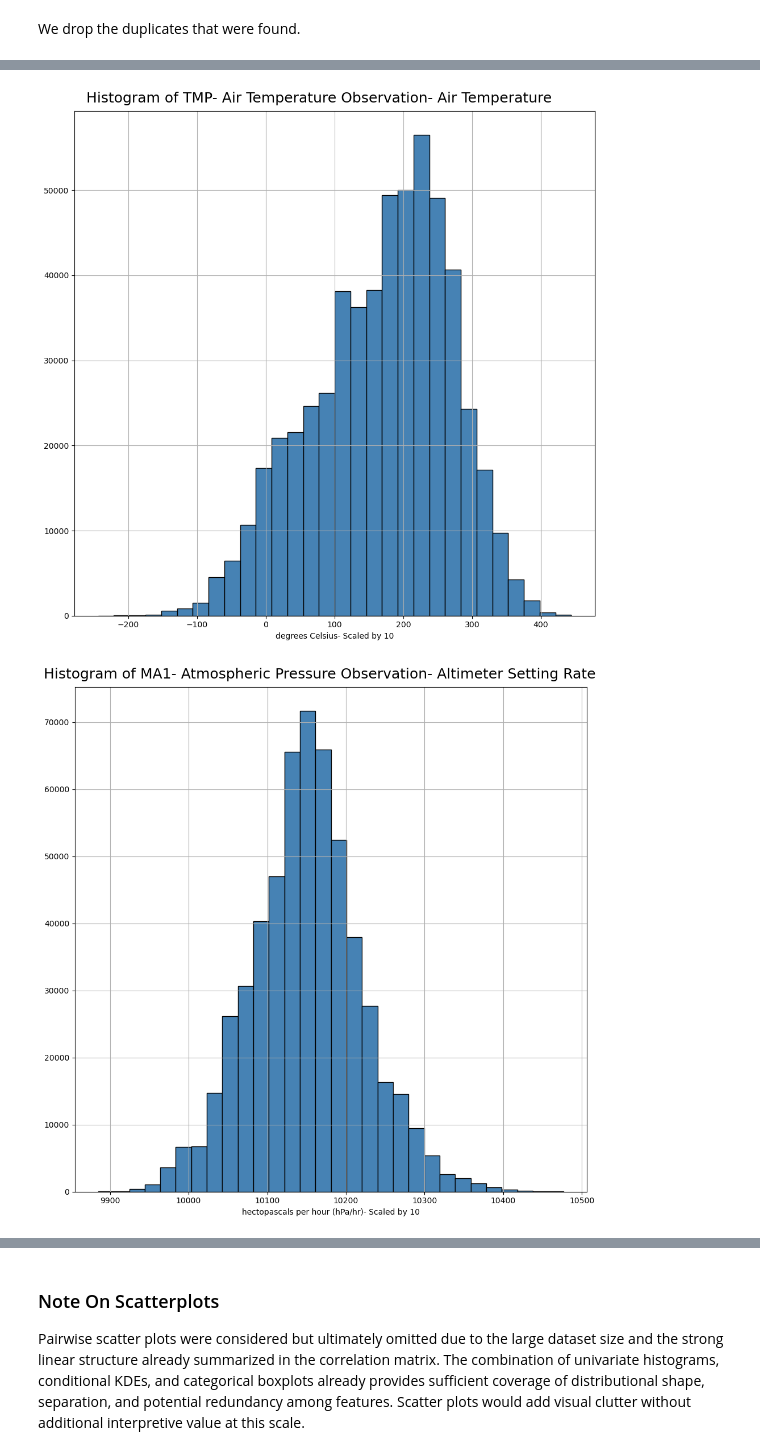
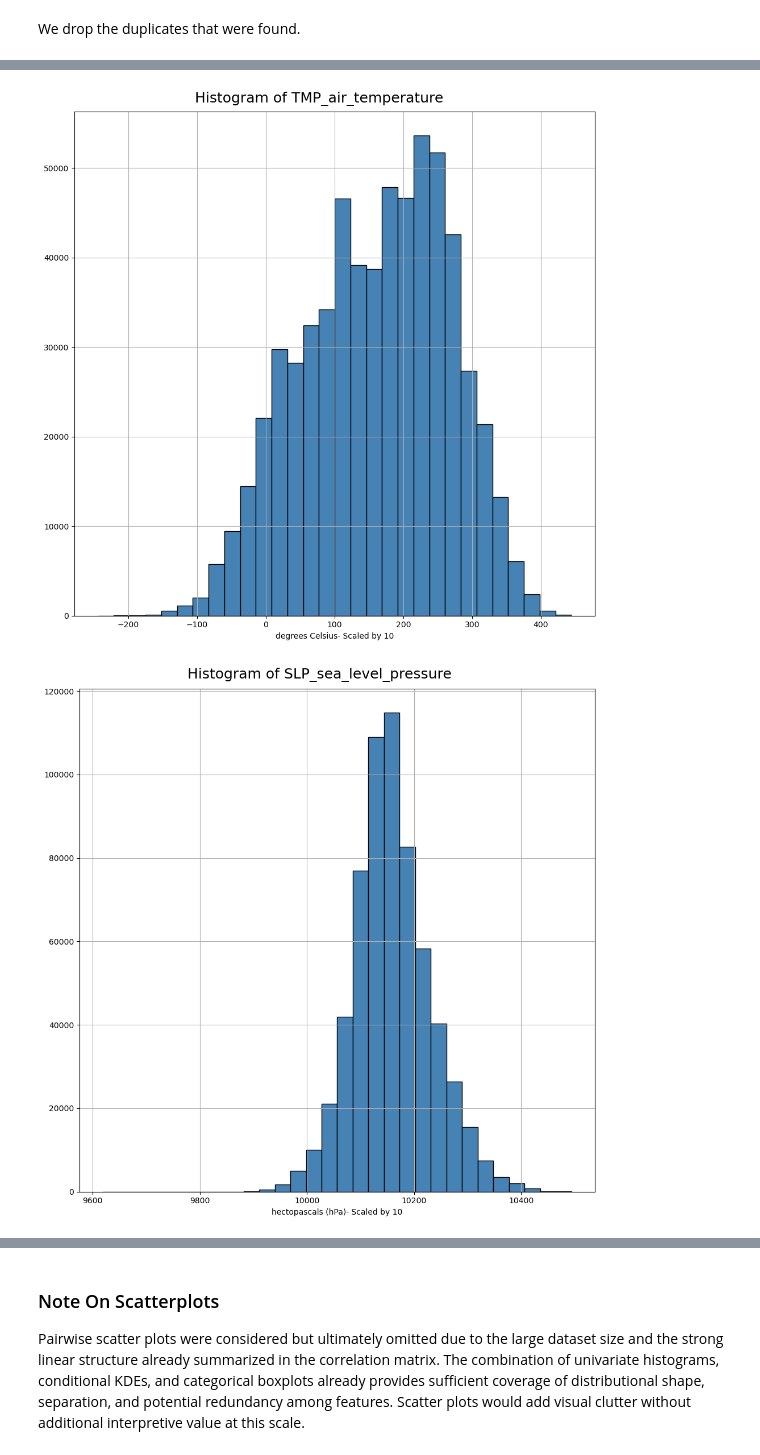
Before and after one commit to Erdos-Projects/fall-2025-predicting-tornadoes, a Jupyter notebook: notebooks/eda.ipynb, the cells around one changed output, grey strips where cells are left out. Drawn from its saved outputs; the diff is of its cells as text; code cells hidden in the pictures.

```diff
--- a/notebooks/eda.ipynb
+++ b/notebooks/eda.ipynb
@@ -532,0 +789,2 @@ Name: count, dtype: int64
+# %%
+data = condition.handle_conditional_meanings(data)
@@ -885,18 +1010,16 @@ After performing the NAN replacements from above, we can safely drop quality cod
 # %%
-quality_code_feats = [
-'CIG- Sky Condition Observation- Ceiling Quality Code',
-'CIG- Sky Condition Observation- Cavok Code',
-'DEW- Air Temperature Observation- Dew Point Quality Code',
-'MA1- Atmospheric Pressure Observation- Altimeter Quality Code',
-'MA1- Atmospheric Pressure Observation- Station Pressure Quality Code',
-'SLP- Atmospheric Pressure Observation- Sea Level Pressure Quality Code',
-'TMP- Air Temperature Observation- Air Temperature Quality Code',
-'VIS- Visibility Observation- Distance Quality Code',
-'VIS- Visibility Observation- Quality Variability Code',
-'VIS- Visibility Observation- Variability Code',
-'WND- Wind Observation- Direction Quality Code',
-'WND- Wind Observation- Speed Quality Code',
+features_to_drop = [
+'WND_direction_quality_code',
+'WND_speed_quality_code',
+'CIG_ceiling_quality_code',
+'VIS_distance_quality_code',
+'VIS_variability_quality_code',
+'TMP_air_temperature_quality_code',
+'SLP_sea_level_pressure_quality_code',
+'CIG_ceiling_determination_code',
+'DEW_dew_point_quality_code',
+'TORNADO_BEGIN_DATE_TIME'
 ]
 
-data.drop(columns= quality_code_feats,inplace = True)
+data = data.drop(columns= features_to_drop,inplace = False)
 # %% [markdown]
@@ -1073,8 +1193,8 @@ We plot histograms for the following features:
 
 Comments and observations will follow after displaying each graph.
 # %%
+isd_float_meteor_columns = metadata.isd_float_meteor_columns
 
-links = []
 for col,vals in isd_float_meteor_columns.items():
     data[col].hist(
         bins=30,            # number of bins per histogram
@@ -1082,18 +1202,16 @@ for col,vals in isd_float_meteor_columns.items():
         color='steelblue',  # bar color
         edgecolor='black'   # border color
     )
+
     plt.xlabel(f"{vals['units']}- Scaled by {vals['scale']}")
     plt.suptitle(f"Histogram of {col}", fontsize=18)
     plt.tight_layout()
     # valid names for figure paths
-    path_friendly_1= col.split('-')[0].replace(' ','_')
-    path_friendly_2= col.split('-')[2].replace(' ','_')
-    path_friendly = path_friendly_1+path_friendly_2
-    save_to_path = pathlib.Path(f"results/eda_figures/histograms/{path_friendly}_histogram.png")
+    title = f"{col} Histogram"
+    filename = f"{col}_histogram.png"
+    save_to_path = pathlib.Path(f"results/eda_figures/histograms/{filename}")
     plt.savefig(project_root/save_to_path, dpi=300, bbox_inches='tight')
     plt.show()
-    links.append(project_root/save_to_path)
+
     plt.close()
-
-print(links)
 # %% [output]
@@ -1102,2 +1220,2 @@ print(links)
-[figure, old version]
+[figure, new version]
-[figure, old version]
+[figure, new version]
```
Also changed, not shown: parts of 86 cells of this notebook, 6 other files.
